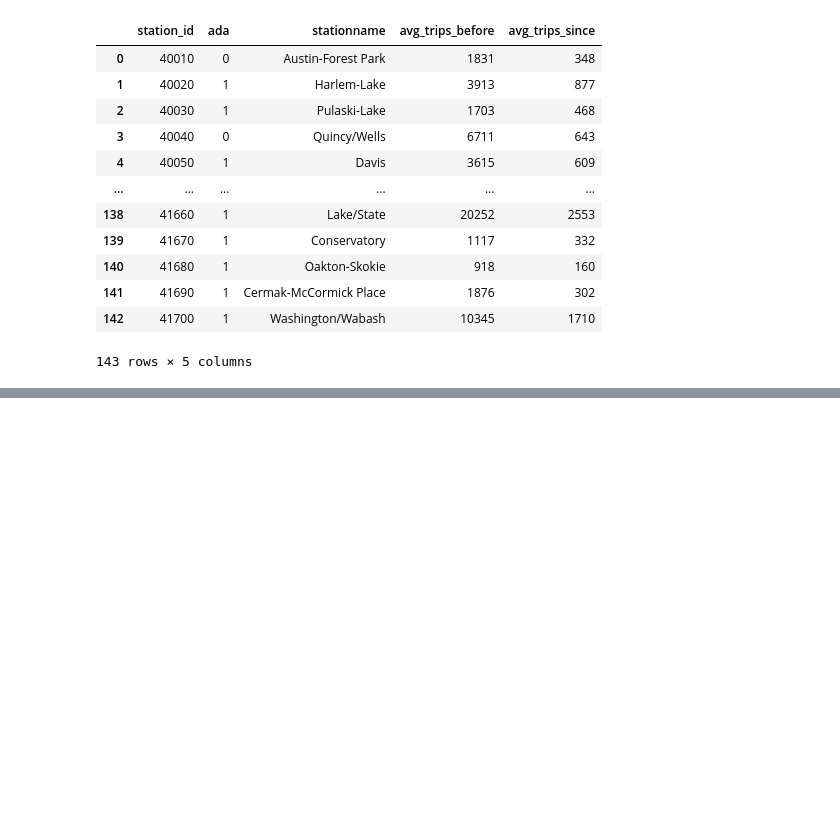
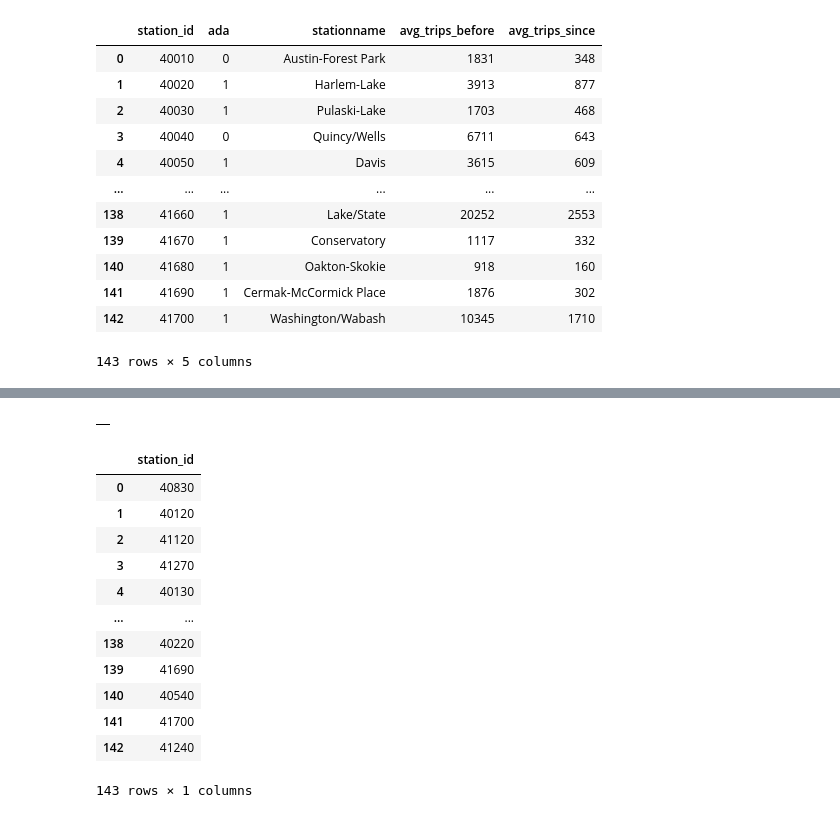
Before and after one commit to scarletstudio/transithealth, a Jupyter notebook: notebooks/mgarcia18/ADA vs Non-ADA CTA Stops.ipynb, the cells around one changed output, grey strips where cells are left out. Saved outputs shown, nothing was run; the diff lists cells and outputs as text; code cells hidden in the pictures; blank space fills up the shorter version.

```diff
--- a/notebooks/mgarcia18/ADA vs Non-ADA CTA Stops.ipynb
+++ b/notebooks/mgarcia18/ADA vs Non-ADA CTA Stops.ipynb
@@ -137,0 +147,48 @@ I think this is an ok assumption to make for this analysis. If an individual pla
+# %%
+cur = con.cursor()
+rows = cur.execute("""
+SELECT
+    station_ID,
+    COUNT(stop_id) AS num_stops,
+    SUM(ada) AS num_ada
+FROM cta_train_stops
+GROUP BY station_ID
+HAVING num_stops != num_ada and num_ada > 0
+
+
+
+""").fetchall()
+
+rows
+
+pd.DataFrame(rows_to_dicts(cur, rows))
+# %% [output]
+|  |
+# %%
+cur = con.cursor()
+rows = cur.execute("""
+SELECT DISTINCT(station_id)
+FROM cta_train_stops
+
+
+
+
+""").fetchall()
+
+rows
+
+pd.DataFrame(rows_to_dicts(cur, rows))
+# %% [output]
+|  | station_id |
+| 0 | 40830 |
+| 1 | 40120 |
+| 2 | 41120 |
+| 3 | 41270 |
+| 4 | 40130 |
+| ... | ... |
+| 138 | 40220 |
+| 139 | 41690 |
+| 140 | 40540 |
+| 141 | 41700 |
+| 142 | 41240 |
+143 rows × 1 columns
```
Also changed, not shown: parts of 8 cells of this notebook, 5 other files.
